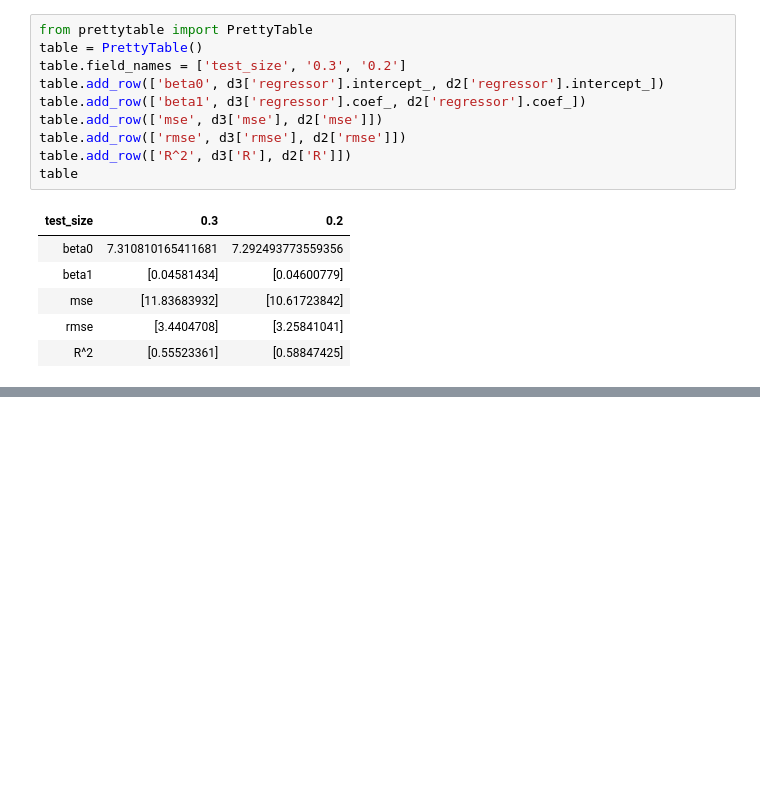
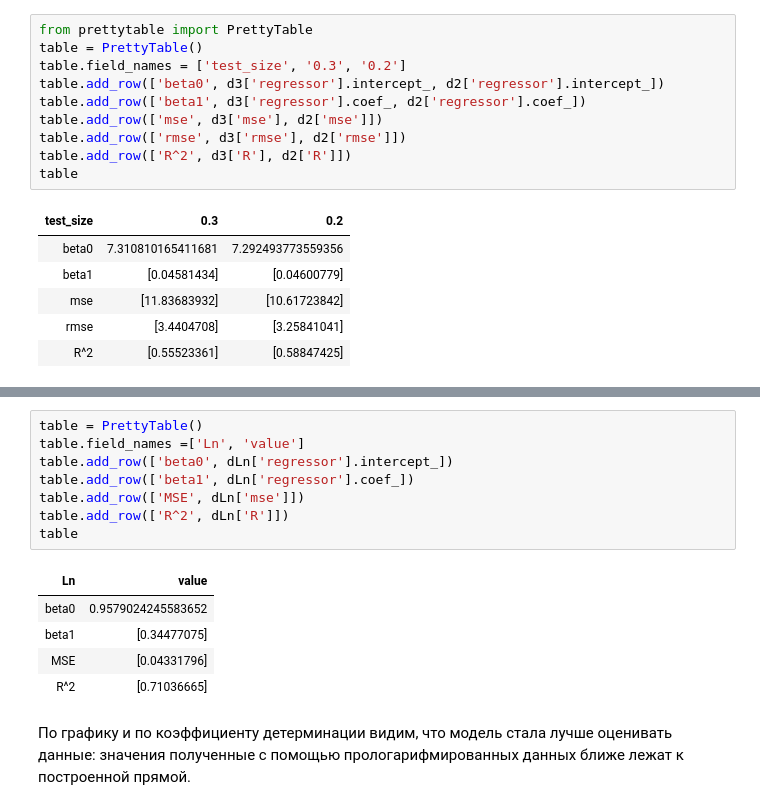
Before and after one commit to Shkuratova/CFA, a Jupyter notebook: Lab6/Lab6.ipynb, the cells around one changed output, grey strips where cells are left out. Drawn from its saved outputs; the diff is of its cells as text; blank space fills up the shorter version.

```diff
--- a/Lab6/Lab6.ipynb
+++ b/Lab6/Lab6.ipynb
@@ -175,0 +195,16 @@ $R^2$ будет меняться в зависимости от того, ка
+# %%
+table = PrettyTable()
+table.field_names =['Ln', 'value']
+table.add_row(['beta0', dLn['regressor'].intercept_])
+table.add_row(['beta1', dLn['regressor'].coef_])
+table.add_row(['MSE', dLn['mse']])
+table.add_row(['R^2', dLn['R']])
+table
+# %% [output]
+| Ln | value |
+| beta0 | 0.9579024245583652 |
+| beta1 | [0.34477075] |
+| MSE | [0.04331796] |
+| R^2 | [0.71036665] |
+# %% [markdown]
+По графику и по коэффициенту детерминации видим, что модель стала лучше оценивать данные: значения полученные с помощью прологарифмированных данных ближе лежат к построенной прямой.
```
Also changed, not shown: parts of 4 cells of this notebook, 3 other files.
